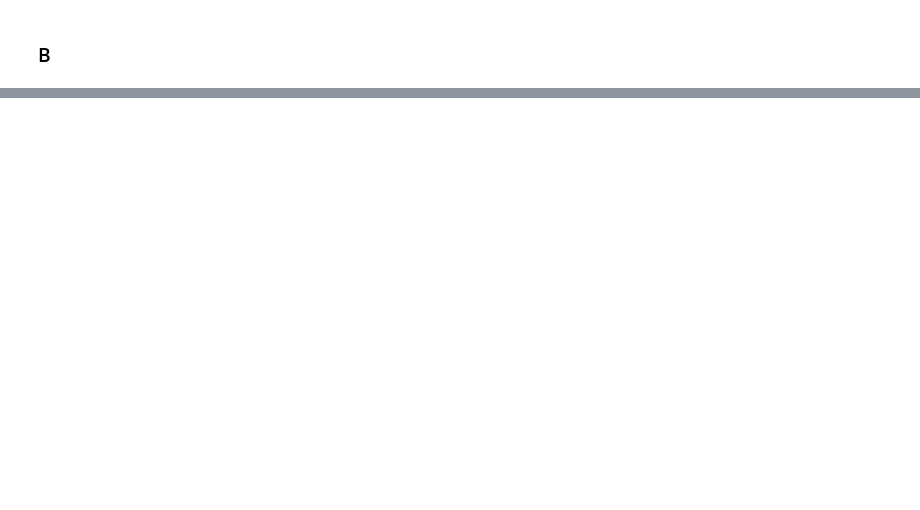
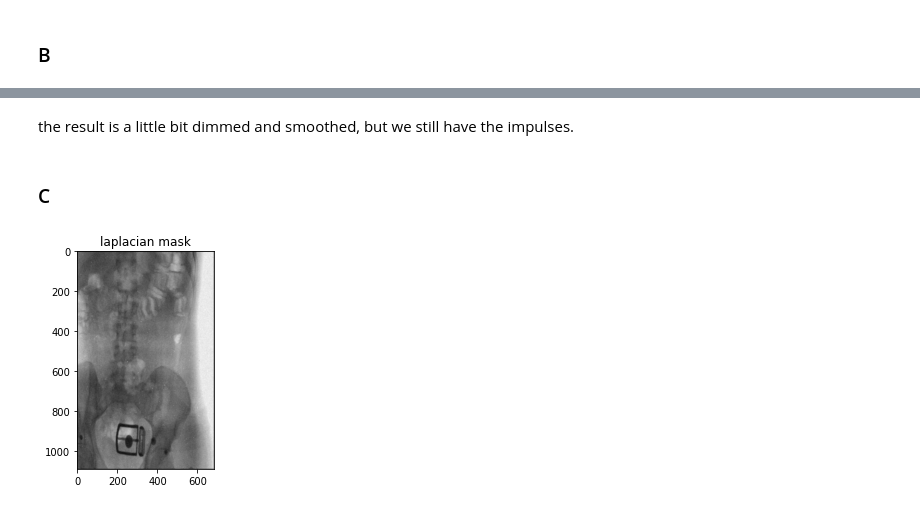
Before and after one commit to artaasadi/Image-Processing-Course, a Jupyter notebook: HW3/HW3_DIP/Q4.ipynb, the cells around one changed output, grey strips where cells are left out. Drawn from its saved outputs; the diff is of its cells as text; code cells hidden in the pictures; blank space fills up the shorter version.

```diff
--- a/HW3/HW3_DIP/Q4.ipynb
+++ b/HW3/HW3_DIP/Q4.ipynb
@@ -39,0 +45,17 @@ img_new = masking(mask, img, img_new)
+# %% [markdown]
+the result is a little bit dimmed and smoothed, but we still have the impulses.
+# %% [markdown]
+### C
+# %%
+m, n= img_new.shape
+c= 0.1
+mask= -np.ones([3, 3], dtype = float)
+mask[1,1]= 8
+laplacian_mask= cv.filter2D(img_new,cv.CV_64F,mask)
+laplacian_mask= ((laplacian_mask - np.min(laplacian_mask))/(np.max(laplacian_mask) - np.min(laplacian_mask)))*255
+filtered_img= img_new - c*laplacian_mask
+filtered_img= np.clip(filtered_img,0,255)
+filtered_img= filtered_img.astype(np.uint8)
+show_image(filtered_img, "laplacian mask")
+# %% [output]
+[figure, added]
```
Also changed, not shown: parts of 8 cells of this notebook.
